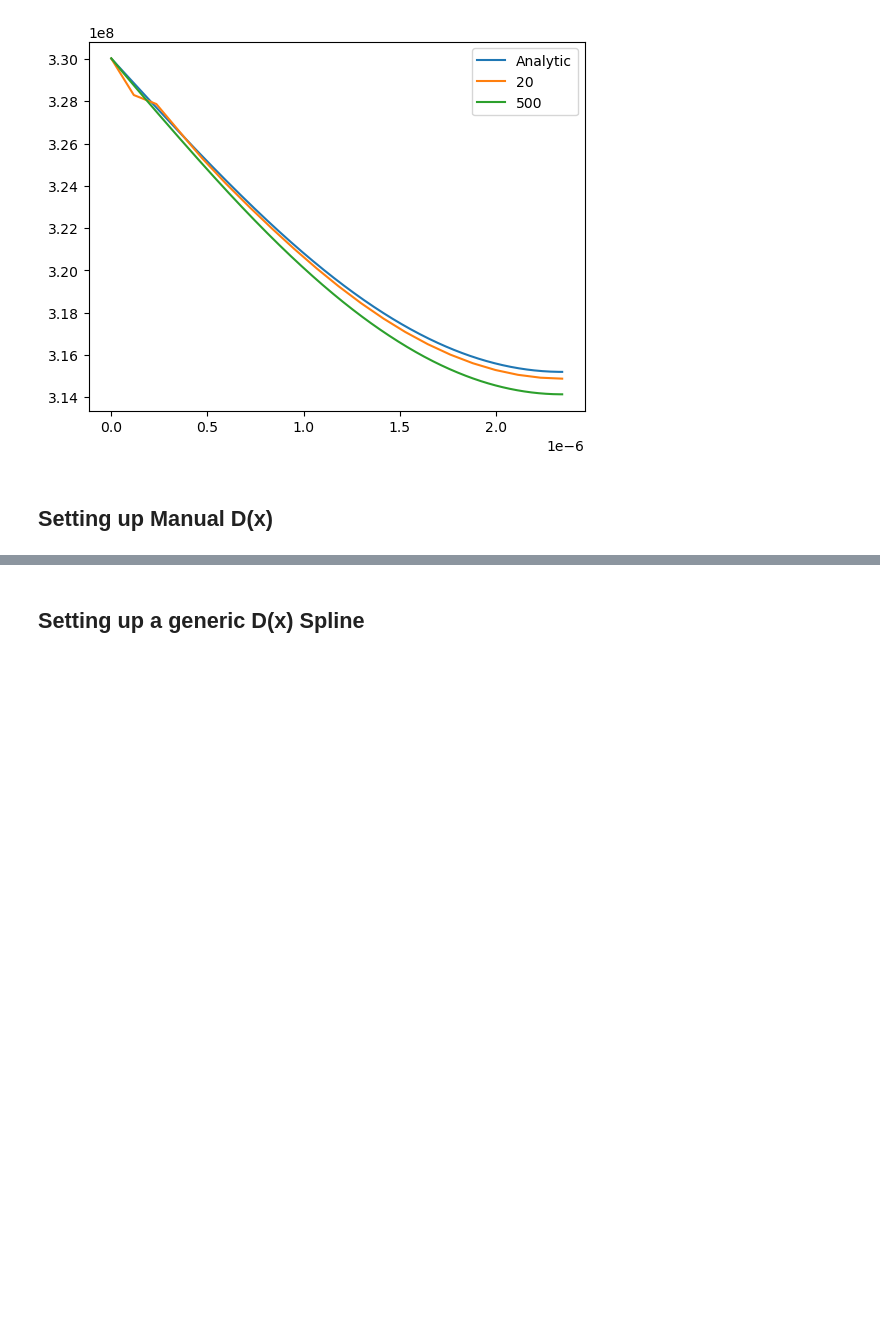
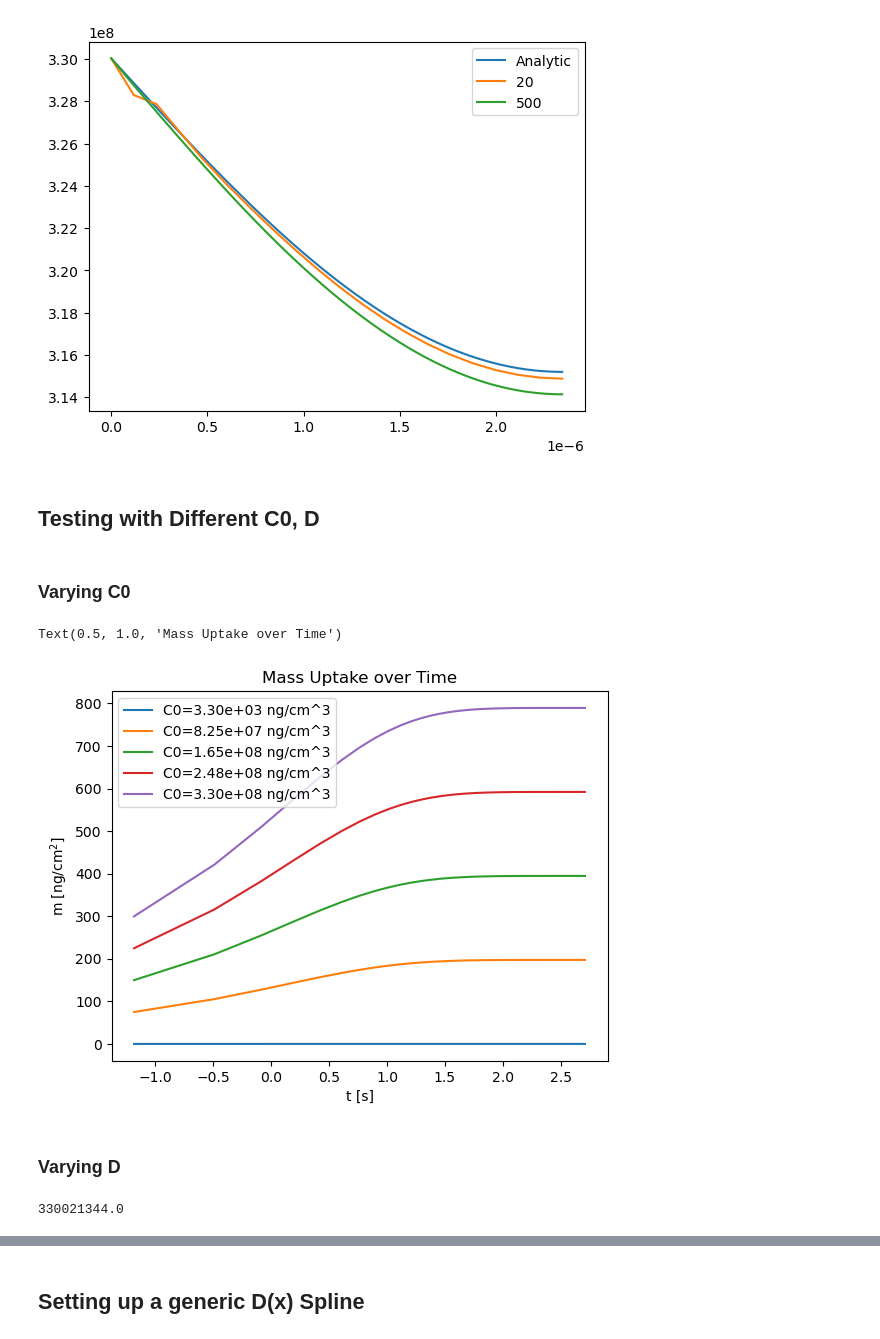
Before and after one commit to william-dove/Diffusion-Modeling, a Jupyter notebook: DopantUptake.ipynb, the cells around one changed output, grey strips where cells are left out. Saved outputs shown, nothing was run; the diff lists cells and outputs as text; code cells hidden in the pictures; blank space fills up the shorter version.

```diff
--- a/DopantUptake.ipynb
+++ b/DopantUptake.ipynb
@@ -937,7 +938,7 @@ plt.legend()
 <matplotlib.legend.Legend at 0x...>
 [figure]
 # %% [markdown]
-## Setting up Manual D(x)
+## Testing with Different C0, D
 # %%
 # Sample 53
 df = cropped_sample_dfs_first['Sample 53']
@@ -957,3 +958,22 @@ k = 0
 
 
 f = lambda x: jnp.ones_like(x)*2e-12
+# %% [markdown]
+### Varying C0
+# %%
+C0s = jnp.linspace(1e-5*C0, C0, 5)
+time_s = jnp.linspace(0, 15, 50)
+
+for C0 in C0s:
+    num_uptake_data = num_uptake(C0, f, k, L, time_s)
+    plt.plot(np.log(time_s), num_uptake_data, label=f'C0={C0:.2e} ng/cm^3')
+
+plt.legend()
+plt.xlabel('t [s]')
+plt.ylabel('m [ng/cm$^2$]')
+plt.title('Mass Uptake over Time')
+# %% [output]
+Text(0.5, 1.0, 'Mass Uptake over Time')
+[figure, added]
+# %% [markdown]
+### Varying D
@@ -959,0 +994,4 @@ f = lambda x: jnp.ones_like(x)*2e-12
+# %%
+C0
+# %% [output]
+330021344.0
```
Also changed, not shown: parts of 17 cells of this notebook.
